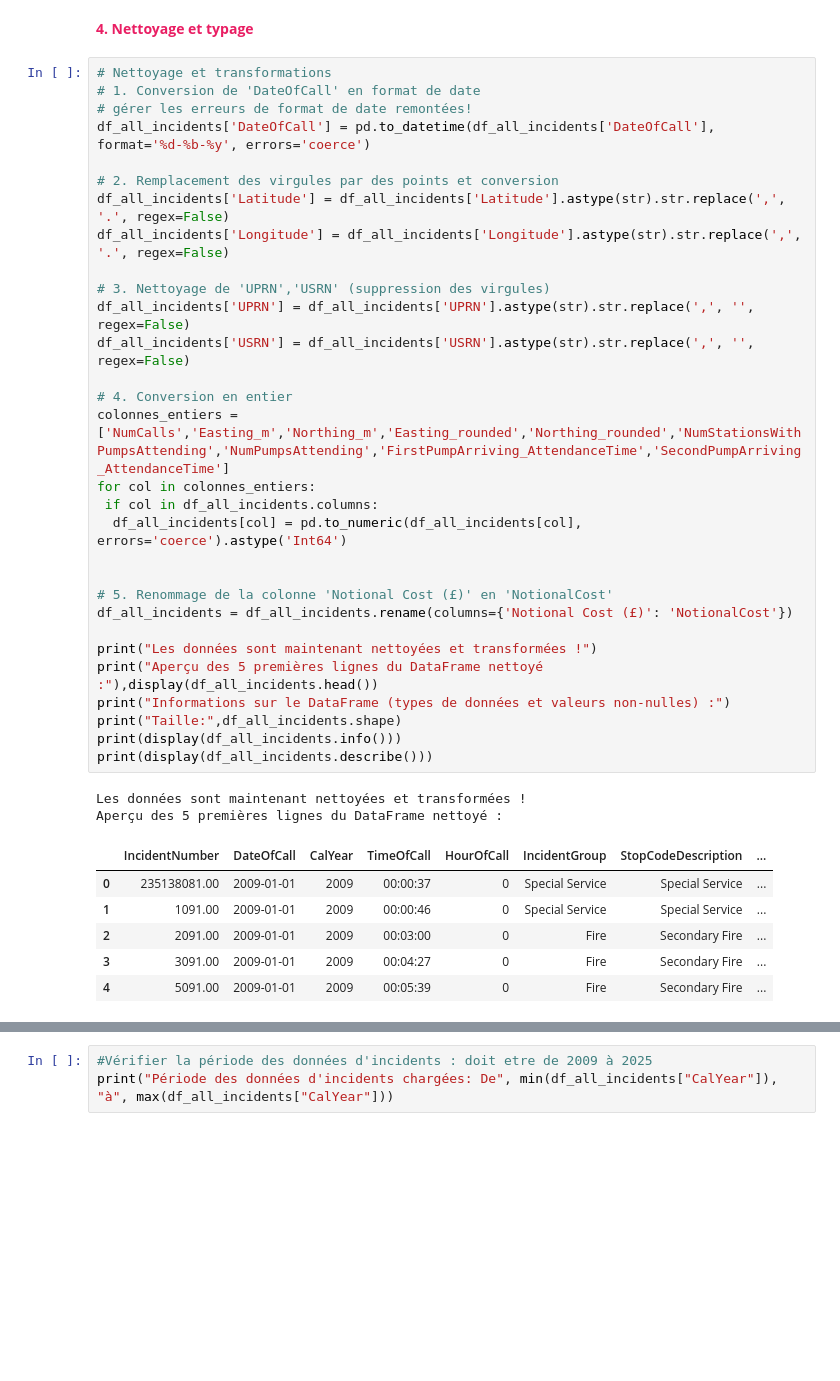
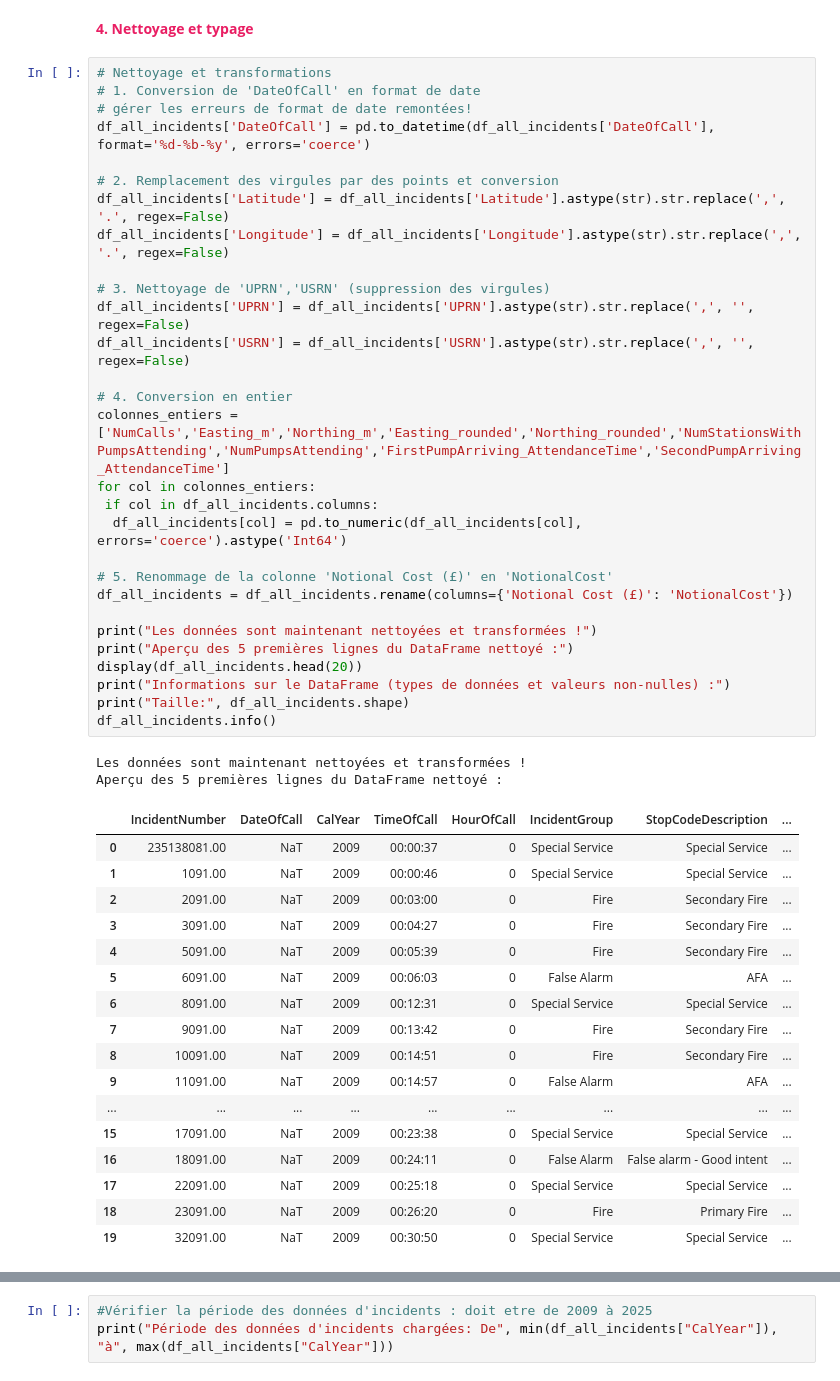
Before and after one commit to Massilia23/london-fire-response, a Jupyter notebook: notebooks/Ingestion/chargement_incidents.ipynb, the cells around one changed output, grey strips where cells are left out. Drawn from its saved outputs; the diff is of its cells as text; blank space fills up the shorter version.

```diff
--- a/notebooks/Ingestion/chargement_incidents.ipynb
+++ b/notebooks/Ingestion/chargement_incidents.ipynb
@@ -104,42 +121,52 @@ dtype: object
 # %%
 # Nettoyage et transformations
 # 1. Conversion de 'DateOfCall' en format de date
 # gérer les erreurs de format de date remontées!
 df_all_incidents['DateOfCall'] = pd.to_datetime(df_all_incidents['DateOfCall'], format='%d-%b-%y', errors='coerce')
 
 # 2. Remplacement des virgules par des points et conversion
 df_all_incidents['Latitude'] = df_all_incidents['Latitude'].astype(str).str.replace(',', '.', regex=False)
 df_all_incidents['Longitude'] = df_all_incidents['Longitude'].astype(str).str.replace(',', '.', regex=False)
 
 # 3. Nettoyage de 'UPRN','USRN' (suppression des virgules)
 df_all_incidents['UPRN'] = df_all_incidents['UPRN'].astype(str).str.replace(',', '', regex=False)
 df_all_incidents['USRN'] = df_all_incidents['USRN'].astype(str).str.replace(',', '', regex=False)
 
 # 4. Conversion en entier
 colonnes_entiers = ['NumCalls','Easting_m','Northing_m','Easting_rounded','Northing_rounded','NumStationsWithPumpsAttending','NumPumpsAttending','FirstPumpArriving_AttendanceTime','SecondPumpArriving_AttendanceTime']
 for col in colonnes_entiers:
  if col in df_all_incidents.columns:
   df_all_incidents[col] = pd.to_numeric(df_all_incidents[col], errors='coerce').astype('Int64')
 
-
 # 5. Renommage de la colonne 'Notional Cost (£)' en 'NotionalCost'
 df_all_incidents = df_all_incidents.rename(columns={'Notional Cost (£)': 'NotionalCost'})
 
 print("Les données sont maintenant nettoyées et transformées !")
-print("Aperçu des 5 premières lignes du DataFrame nettoyé :"),display(df_all_incidents.head())
+print("Aperçu des 5 premières lignes du DataFrame nettoyé :")
+display(df_all_incidents.head(20))
 print("Informations sur le DataFrame (types de données et valeurs non-nulles) :")
-print("Taille:",df_all_incidents.shape)
-print(display(df_all_incidents.info()))
-print(display(df_all_incidents.describe()))
+print("Taille:", df_all_incidents.shape)
+df_all_incidents.info()
 # %% [output]
 Les données sont maintenant nettoyées et transformées !
 Aperçu des 5 premières lignes du DataFrame nettoyé :
 |  | IncidentNumber | DateOfCall | CalYear | TimeOfCall | HourOfCall | IncidentGroup | StopCodeDescription | ... |
-| 0 | 235138081.00 | 2009-01-01 | 2009 | 00:00:37 | 0 | Special Service | Special Service | ... |
-| 1 | 1091.00 | 2009-01-01 | 2009 | 00:00:46 | 0 | Special Service | Special Service | ... |
-| 2 | 2091.00 | 2009-01-01 | 2009 | 00:03:00 | 0 | Fire | Secondary Fire | ... |
-| 3 | 3091.00 | 2009-01-01 | 2009 | 00:04:27 | 0 | Fire | Secondary Fire | ... |
-| 4 | 5091.00 | 2009-01-01 | 2009 | 00:05:39 | 0 | Fire | Secondary Fire | ... |
+| 0 | 235138081.00 | NaT | 2009 | 00:00:37 | 0 | Special Service | Special Service | ... |
+| 1 | 1091.00 | NaT | 2009 | 00:00:46 | 0 | Special Service | Special Service | ... |
+| 2 | 2091.00 | NaT | 2009 | 00:03:00 | 0 | Fire | Secondary Fire | ... |
+| 3 | 3091.00 | NaT | 2009 | 00:04:27 | 0 | Fire | Secondary Fire | ... |
+| 4 | 5091.00 | NaT | 2009 | 00:05:39 | 0 | Fire | Secondary Fire | ... |
+| 5 | 6091.00 | NaT | 2009 | 00:06:03 | 0 | False Alarm | AFA | ... |
+| 6 | 8091.00 | NaT | 2009 | 00:12:31 | 0 | Special Service | Special Service | ... |
+| 7 | 9091.00 | NaT | 2009 | 00:13:42 | 0 | Fire | Secondary Fire | ... |
+| 8 | 10091.00 | NaT | 2009 | 00:14:51 | 0 | Fire | Secondary Fire | ... |
+| 9 | 11091.00 | NaT | 2009 | 00:14:57 | 0 | False Alarm | AFA | ... |
+| ... | ... | ... | ... | ... | ... | ... | ... | ... |
+| 15 | 17091.00 | NaT | 2009 | 00:23:38 | 0 | Special Service | Special Service | ... |
+| 16 | 18091.00 | NaT | 2009 | 00:24:11 | 0 | False Alarm | False alarm - Good intent | ... |
+| 17 | 22091.00 | NaT | 2009 | 00:25:18 | 0 | Special Service | Special Service | ... |
+| 18 | 23091.00 | NaT | 2009 | 00:26:20 | 0 | Fire | Primary Fire | ... |
+| 19 | 32091.00 | NaT | 2009 | 00:30:50 | 0 | Special Service | Special Service | ... |
 Informations sur le DataFrame (types de données et valeurs non-nulles) :
 Taille: (1824973, 39)
 <class 'pandas.core.frame.DataFrame'>
```
Also changed, not shown: parts of 6 cells of this notebook, 10 other files.
